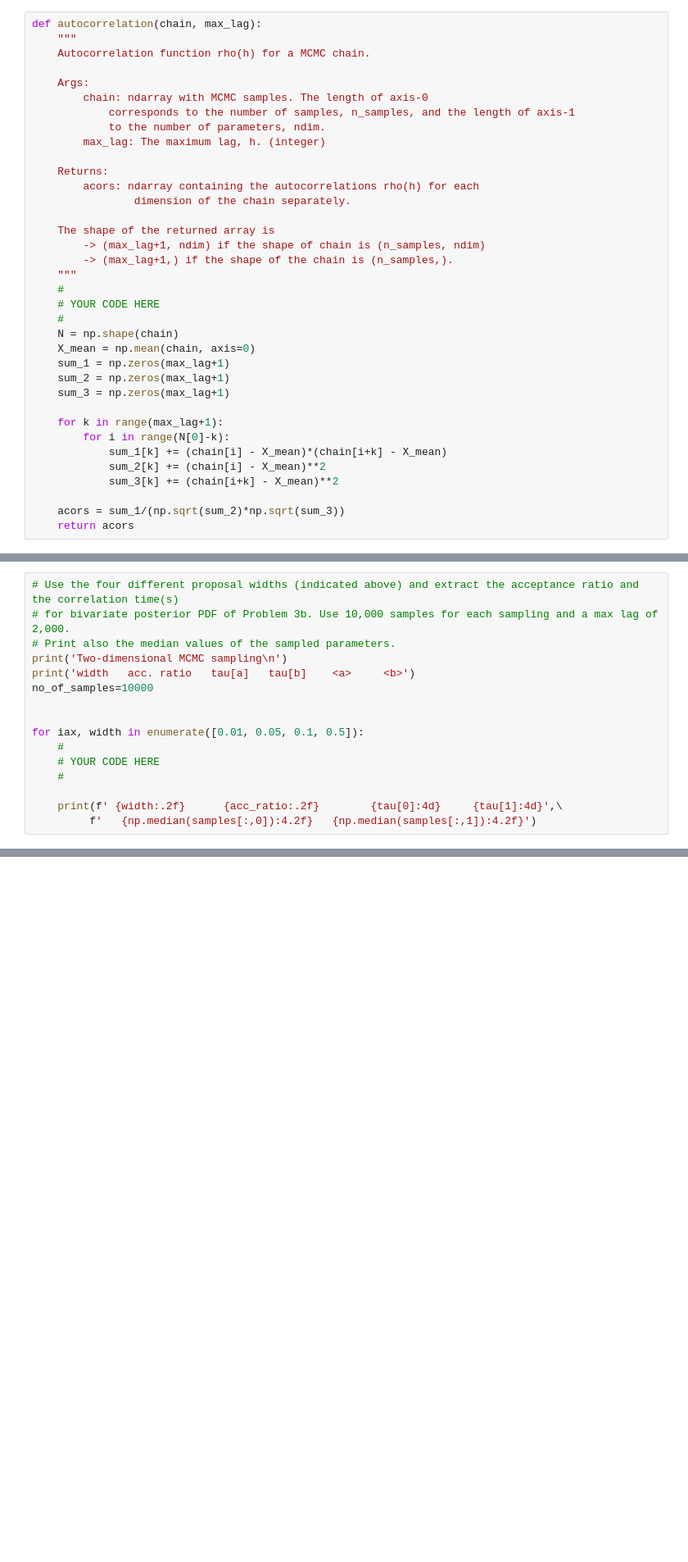
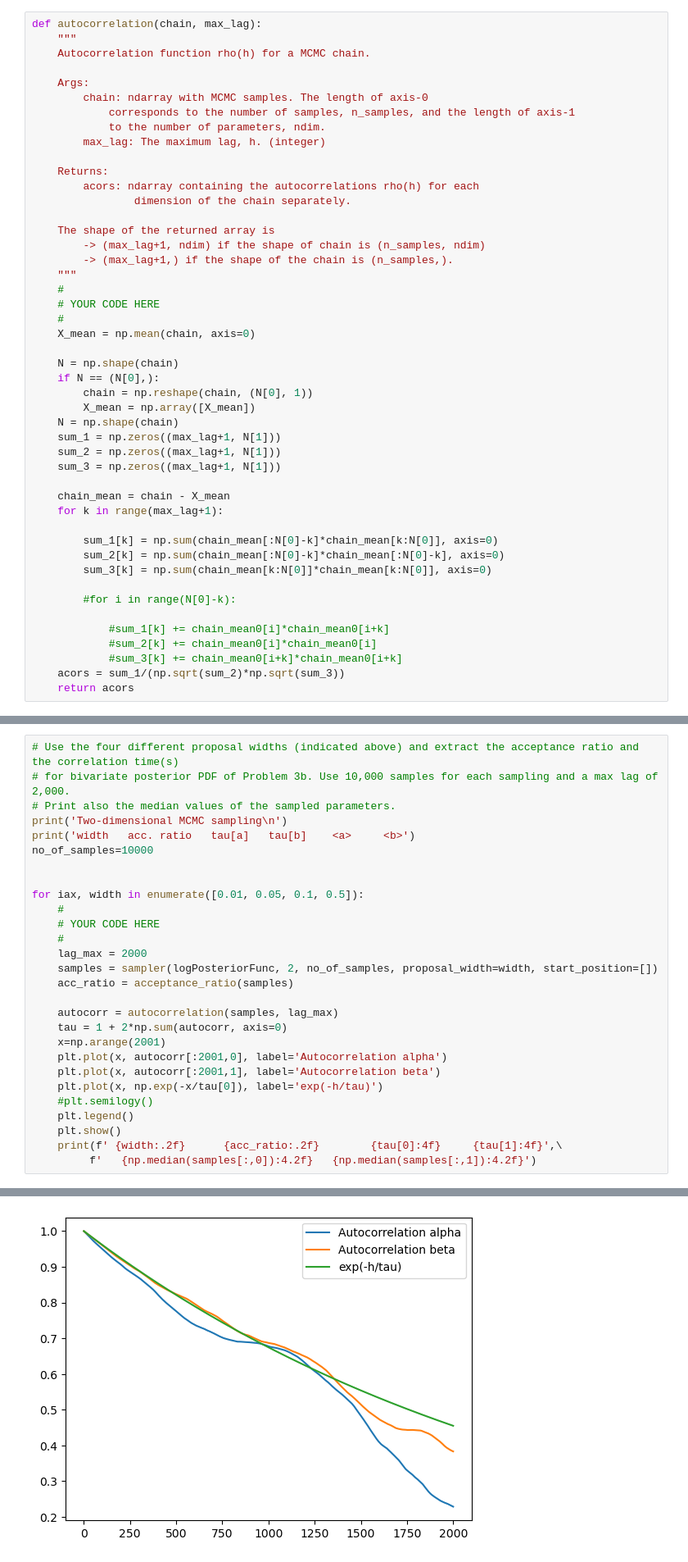
Before and after one commit to Action4/tif285, a Jupyter notebook: doc/pub/ProblemSets/Set2/TIF285_ps2_basic_problems.ipynb, the cells around one changed output, grey strips where cells are left out. Shown at 82% size. Saved outputs shown, nothing was run; the diff lists cells and outputs as text; blank space fills up the shorter version.

```diff
--- a/doc/pub/ProblemSets/Set2/TIF285_ps2_basic_problems.ipynb
+++ b/doc/pub/ProblemSets/Set2/TIF285_ps2_basic_problems.ipynb
@@ -681,18 +691,29 @@ def autocorrelation(chain, max_lag):
     #
     # YOUR CODE HERE
     #
+    X_mean = np.mean(chain, axis=0)
+
     N = np.shape(chain)
-    X_mean = np.mean(chain, axis=0)
-    sum_1 = np.zeros(max_lag+1)
-    sum_2 = np.zeros(max_lag+1)
-    sum_3 = np.zeros(max_lag+1)
+    if N == (N[0],):
+        chain = np.reshape(chain, (N[0], 1))
+        X_mean = np.array([X_mean])
+    N = np.shape(chain)
+    sum_1 = np.zeros((max_lag+1, N[1]))
+    sum_2 = np.zeros((max_lag+1, N[1]))
+    sum_3 = np.zeros((max_lag+1, N[1]))
 
+    chain_mean = chain - X_mean
     for k in range(max_lag+1):
-        for i in range(N[0]-k):
-            sum_1[k] += (chain[i] - X_mean)*(chain[i+k] - X_mean)
-            sum_2[k] += (chain[i] - X_mean)**2
-            sum_3[k] += (chain[i+k] - X_mean)**2
 
+        sum_1[k] = np.sum(chain_mean[:N[0]-k]*chain_mean[k:N[0]], axis=0)
+        sum_2[k] = np.sum(chain_mean[:N[0]-k]*chain_mean[:N[0]-k], axis=0)
+        sum_3[k] = np.sum(chain_mean[k:N[0]]*chain_mean[k:N[0]], axis=0)
+
+        #for i in range(N[0]-k):
+
+            #sum_1[k] += chain_mean0[i]*chain_mean0[i+k]
+            #sum_2[k] += chain_mean0[i]*chain_mean0[i]
+            #sum_3[k] += chain_mean0[i+k]*chain_mean0[i+k]
     acors = sum_1/(np.sqrt(sum_2)*np.sqrt(sum_3))
     return acors
 # %%
@@ -716,6 +737,19 @@ for iax, width in enumerate([0.01, 0.05, 0.1, 0.5]):
     #
     # YOUR CODE HERE
     #
+    lag_max = 2000
+    samples = sampler(logPosteriorFunc, 2, no_of_samples, proposal_width=width, start_position=[])
+    acc_ratio = acceptance_ratio(samples)
 
-    print(f' {width:.2f}      {acc_ratio:.2f}        {tau[0]:4d}     {tau[1]:4d}',\
+    autocorr = autocorrelation(samples, lag_max)
+    tau = 1 + 2*np.sum(autocorr, axis=0)
+    x=np.arange(2001)
+    plt.plot(x, autocorr[:2001,0], label='Autocorrelation alpha')
+    plt.plot(x, autocorr[:2001,1], label='Autocorrelation beta')
+    plt.plot(x, np.exp(-x/tau[0]), label='exp(-h/tau)')
+    #plt.semilogy()
+    plt.legend()
+    plt.show()
+    print(f' {width:.2f}      {acc_ratio:.2f}        {tau[0]:4f}     {tau[1]:4f}',\
          f'   {np.median(samples[:,0]):4.2f}   {np.median(samples[:,1]):4.2f}')
+# %% [output]
@@ -721,0 +759 @@ for iax, width in enumerate([0.01, 0.05, 0.1, 0.5]):
+[figure, added]
```
Also changed, not shown: parts of 22 cells of this notebook.
